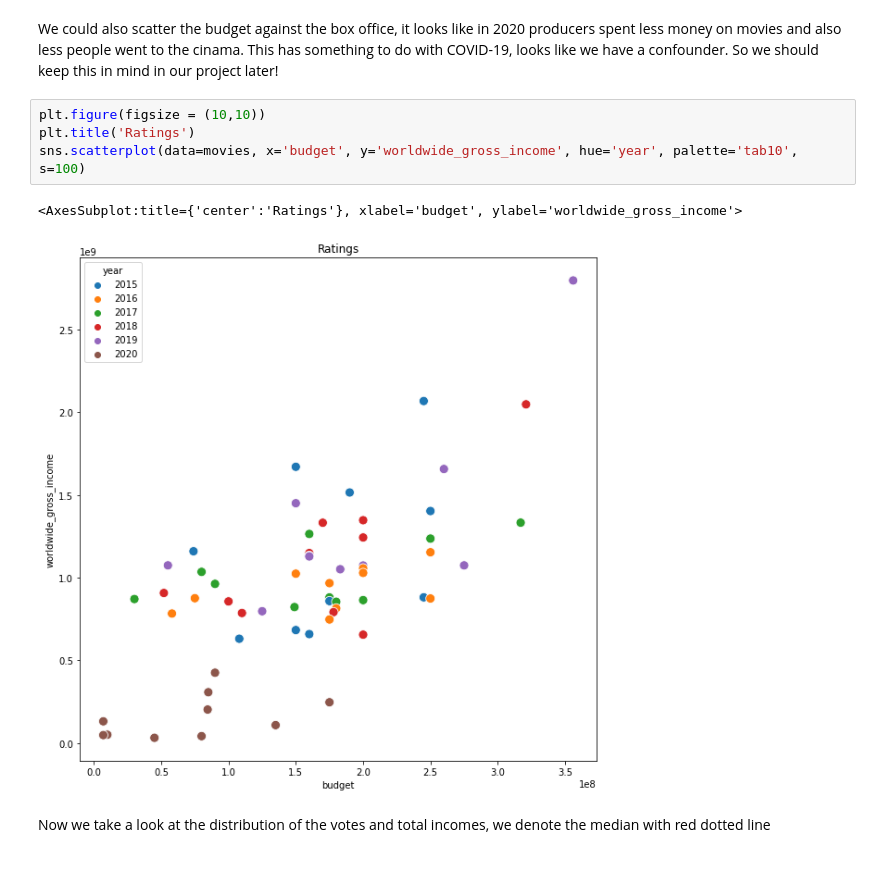
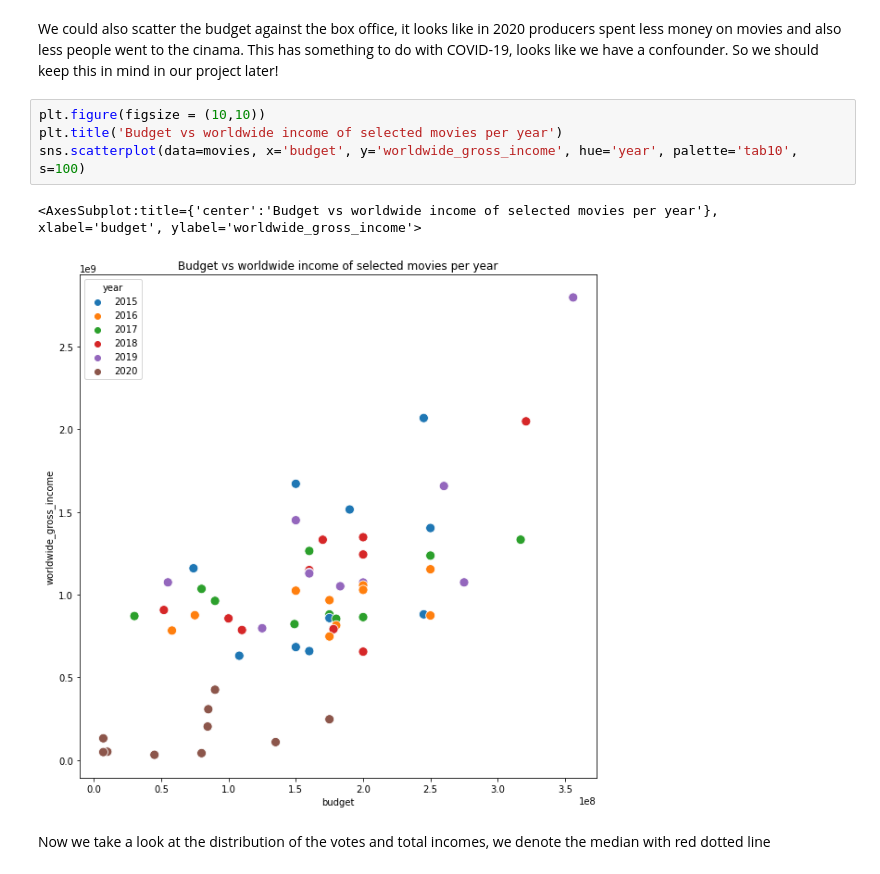
Before and after one commit to epfl-ada/ada-2021-project-f-jab, a Jupyter notebook: movies.ipynb, the cells around one changed output. Drawn from its saved outputs; the diff is of its cells as text.

```diff
--- a/movies.ipynb
+++ b/movies.ipynb
@@ -97,11 +97,11 @@ sns.scatterplot(data=movies, x="avg_vote", y="metascore", hue='year', palette='t
 We could also scatter the budget against the box office, it looks like in 2020 producers spent less money on movies and also less people went to the cinama. This has something to do with COVID-19, looks like we have a confounder. So we should keep this in mind in our project later!
 # %%
 plt.figure(figsize = (10,10))
-plt.title('Ratings')
+plt.title('Budget vs worldwide income of selected movies per year')
 sns.scatterplot(data=movies, x='budget', y='worldwide_gross_income', hue='year', palette='tab10', s=100)
 # %% [output]
-<AxesSubplot:title={'center':'Ratings'}, xlabel='budget', ylabel='worldwide_gross_income'>
+<AxesSubplot:title={'center':'Budget vs worldwide income of selected movies per year'}, xlabel='budget', ylabel='worldwide_gross_income'>
-[figure, old version]
+[figure, new version]
 # %% [markdown]
 Now we take a look at the distribution of the votes and total incomes, we denote the median with red dotted line
 # %%
```
Also changed, not shown: parts of 9 cells of this notebook.
